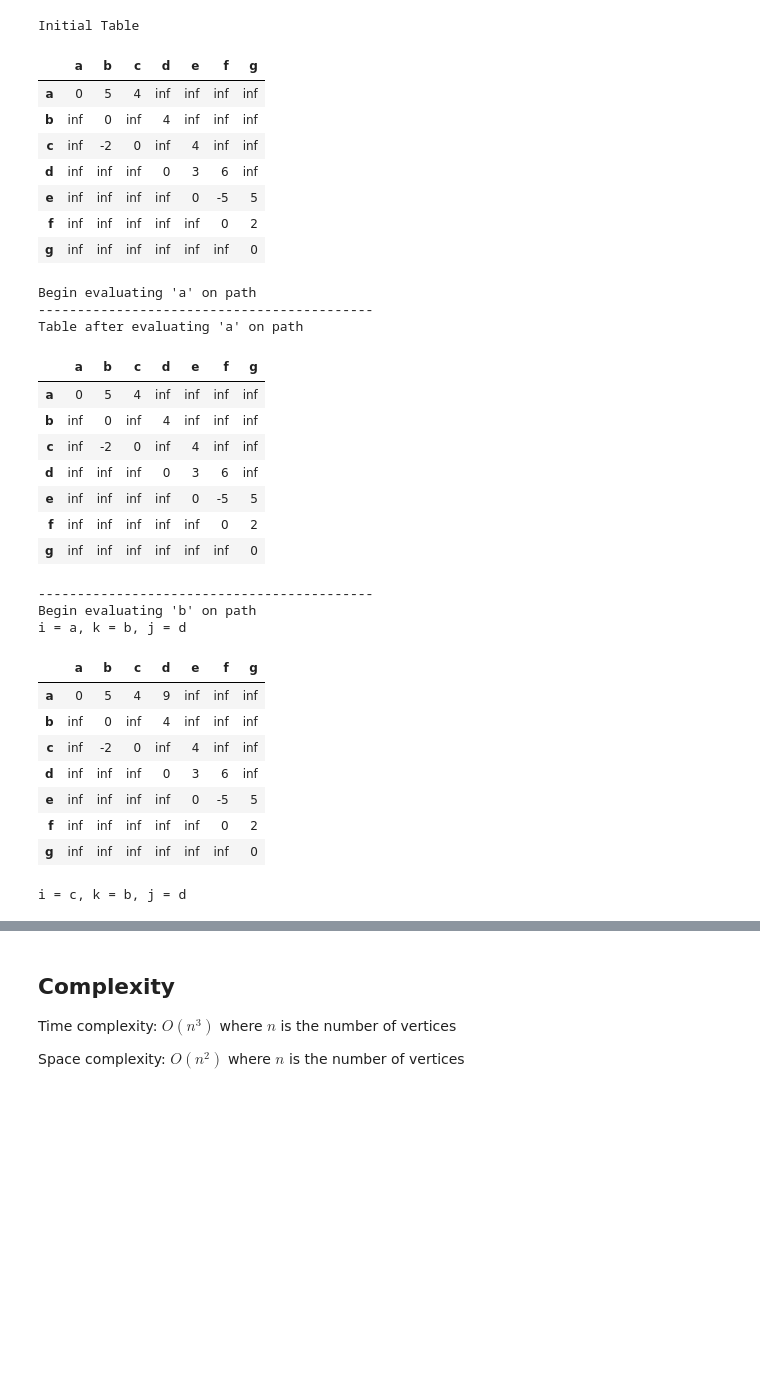
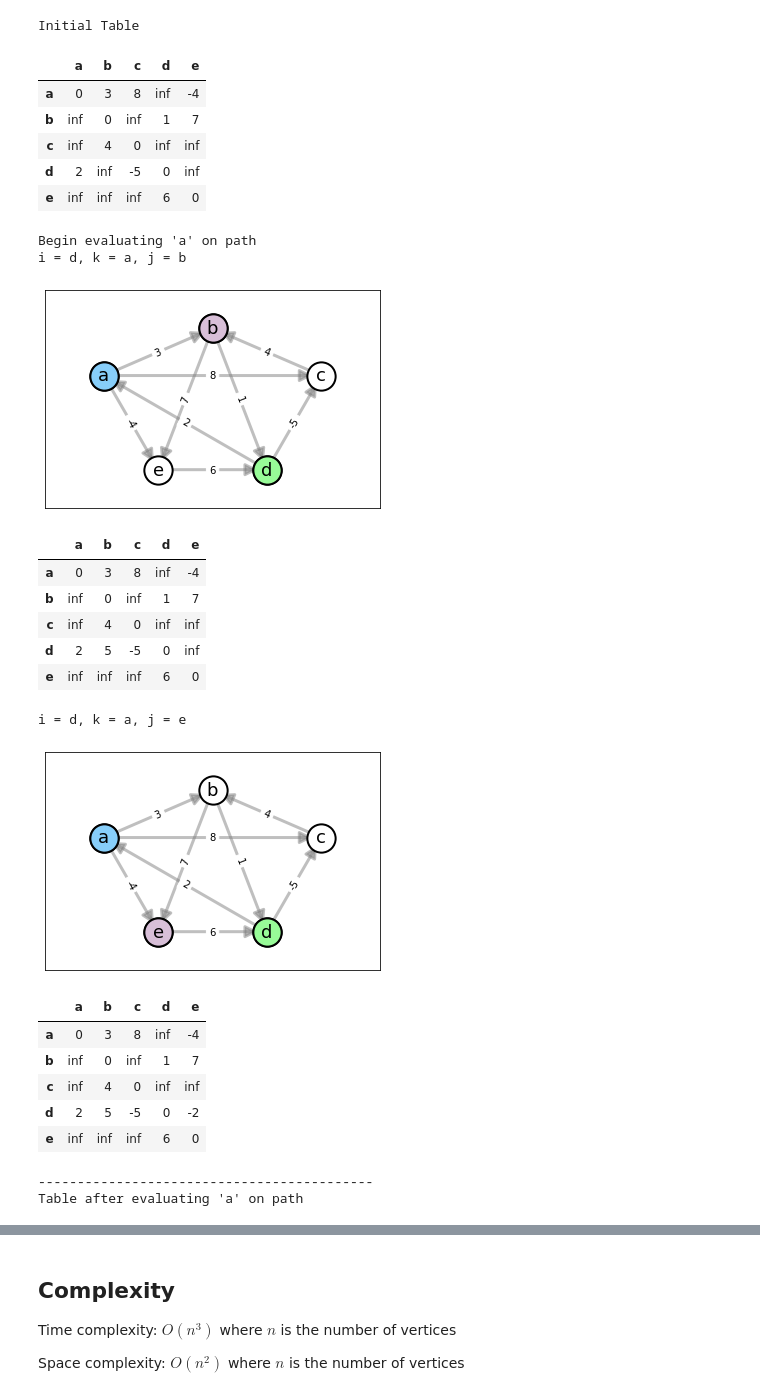
Before and after one commit to ezgimore/algo_notes, a Jupyter notebook: floyd_warshall.ipynb, the cells around one changed output, grey strips where cells are left out. Drawn from its saved outputs; the diff is of its cells as text; code cells hidden in the pictures; blank space fills up the shorter version.

```diff
--- a/floyd_warshall.ipynb
+++ b/floyd_warshall.ipynb
@@ -30,11 +34,15 @@ def style_specific_cell(df, row, col, c):
     return df_styler
 
 
-def print_paths(G, pos, options, path1):
+def print_paths(G, pos, options, color_nodes):
     alpha = "-abcdefghijklmnopqrstuvwxyz"
     nx.draw_networkx_labels(G, pos, {x: alpha[x] for x in G.nodes}, font_size=18, font_color="black")
     nx.draw_networkx_nodes(G, pos, nodelist=G.nodes, node_color="white", **options)
-    nx.draw_networkx_edges(G, pos, edgelist=path1, width=3, alpha=0.6, edge_color="red", arrowsize=25)
+    if color_nodes:
+        nx.draw_networkx_nodes(G, pos, nodelist=[color_nodes[0]], node_color="palegreen", **options)
+        nx.draw_networkx_nodes(G, pos, nodelist=[color_nodes[1]], node_color="lightskyblue", **options)
+        nx.draw_networkx_nodes(G, pos, nodelist=[color_nodes[2]], node_color="thistle", **options)
+    #nx.draw_networkx_edges(G, pos, edgelist=path1, width=3, alpha=0.6, edge_color="red", arrowsize=25)
     nx.draw_networkx_edges(G, pos, edgelist=G.edges, width=3, alpha=0.5, edge_color="grey", arrowsize=25)
     labels = nx.get_edge_attributes(G,'weight')
     nx.draw_networkx_edge_labels(G,pos,edge_labels=labels)
@@ -44,15 +52,14 @@ def print_paths(G, pos, options, path1):
 # %%
 ######################### DEFINE POINTS  #########################
 # points have to be defined by (x, y) coordinates because of the way Networkx library displays graphs
-points = [(0, 2), (2, 4), (2, 0), (4, 4), (4, 0), (6, 4), (6, 0)] # nodes are labeled with alphabet based on order here
+points = [(1, 3), (3, 4), (5, 3), (4, 1), (2, 1)] # nodes are labeled with alphabet based on order here
 
 # key = alphabet char of point, values = list of tuples (connected node char, weight)
-adj_list = {'a': [('b', 5), ('c', 4)],
-            'b': [('d', 4)],
-            'c': [('b', -2), ('e', 4)],
-            'd': [('e', 3), ('f', 6)],
-            'e': [('f', -5), ('g', 5)],
-            'f': [('g', 2)] }
+adj_list = {'a': [('b', 3), ('c', 8), ('e', -4)],
+            'b': [('d', 1), ('e', 7)],
+            'c': [('b', 4)],
+            'd': [('a', 2), ('c', -5)],
+            'e': [('d', 6)] }
 ##########################################################################
 
 alpha = "-abcdefghijklmnopqrstuvwxyz"
@@ -79,61 +86,57 @@ backtrace = pd.DataFrame(index=[alpha[i] for i in range(1, len(points)+1)],colum
 np.fill_diagonal(df.values, 0)
 
 for source, edges in adj_list.items():
     for dest, weight in edges:
         df.loc[source, dest] = weight
         backtrace.loc[source, dest] = source
 print('Initial Table')
 display(df.style.format(precision = 0))
 
 for k in range(len(G.nodes)):
     print(f'Begin evaluating \'{alpha[k+1]}\' on path')
     for i in range(len(G.nodes)):
         for j in range(len(G.nodes)):
             #df.iloc[i, j] = min(df.iloc[i, j], df.iloc[i, k] + df.iloc[k, j])
 
             if df.iloc[i, j] > df.iloc[i, k] + df.iloc[k, j]:
                 print(f"i = {alpha[i+1]}, k = {alpha[k+1]}, j = {alpha[j+1]}")
+                #print_paths(G, pos, options, [(i+1, k+1), (k+1, j+1)])
+                print_paths(G, pos, options, [i+1, k+1, j+1])
                 df.iloc[i, j] = df.iloc[i, k] + df.iloc[k, j]
                 backtrace.iloc[i, j] = backtrace.iloc[k, j]
                 display(df.style.apply(style_specific_cell, row = i, col = j, c='gold', axis = None).format(precision = 0))
             #else:
             #    display(df.style.format(precision = 0))
     print(f'-------------------------------------------')
     print(f'Table after evaluating \'{alpha[k+1]}\' on path')
     display(df.style.format(precision = 0))
     print(f'-------------------------------------------')
 print('Final Table')
 display(df.style.format(precision = 0))
 # %% [output]
 Initial Table
-|  | a | b | c | d | e | f | g |
-| a | 0 | 5 | 4 | inf | inf | inf | inf |
-| b | inf | 0 | inf | 4 | inf | inf | inf |
-| c | inf | -2 | 0 | inf | 4 | inf | inf |
-| d | inf | inf | inf | 0 | 3 | 6 | inf |
-| e | inf | inf | inf | inf | 0 | -5 | 5 |
-| f | inf | inf | inf | inf | inf | 0 | 2 |
-| g | inf | inf | inf | inf | inf | inf | 0 |
+|  | a | b | c | d | e |
+| a | 0 | 3 | 8 | inf | -4 |
+| b | inf | 0 | inf | 1 | 7 |
+| c | inf | 4 | 0 | inf | inf |
+| d | 2 | inf | -5 | 0 | inf |
+| e | inf | inf | inf | 6 | 0 |
 Begin evaluating 'a' on path
--------------------------------------------
-Table after evaluating 'a' on path
+i = d, k = a, j = b
+[figure, added]
-|  | a | b | c | d | e | f | g |
-| a | 0 | 5 | 4 | inf | inf | inf | inf |
-| b | inf | 0 | inf | 4 | inf | inf | inf |
-| c | inf | -2 | 0 | inf | 4 | inf | inf |
-| d | inf | inf | inf | 0 | 3 | 6 | inf |
-| e | inf | inf | inf | inf | 0 | -5 | 5 |
-| f | inf | inf | inf | inf | inf | 0 | 2 |
-| g | inf | inf | inf | inf | inf | inf | 0 |
+|  | a | b | c | d | e |
+| a | 0 | 3 | 8 | inf | -4 |
+| b | inf | 0 | inf | 1 | 7 |
+| c | inf | 4 | 0 | inf | inf |
+| d | 2 | 5 | -5 | 0 | inf |
+| e | inf | inf | inf | 6 | 0 |
--------------------------------------------
-Begin evaluating 'b' on path
-i = a, k = b, j = d
+i = d, k = a, j = e
+[figure, added]
-|  | a | b | c | d | e | f | g |
-| a | 0 | 5 | 4 | 9 | inf | inf | inf |
-| b | inf | 0 | inf | 4 | inf | inf | inf |
-| c | inf | -2 | 0 | inf | 4 | inf | inf |
-| d | inf | inf | inf | 0 | 3 | 6 | inf |
-| e | inf | inf | inf | inf | 0 | -5 | 5 |
-| f | inf | inf | inf | inf | inf | 0 | 2 |
-| g | inf | inf | inf | inf | inf | inf | 0 |
+|  | a | b | c | d | e |
+| a | 0 | 3 | 8 | inf | -4 |
+| b | inf | 0 | inf | 1 | 7 |
+| c | inf | 4 | 0 | inf | inf |
+| d | 2 | 5 | -5 | 0 | -2 |
+| e | inf | inf | inf | 6 | 0 |
-i = c, k = b, j = d
+-------------------------------------------
+Table after evaluating 'a' on path
```
Also changed, not shown: parts of 6 cells of this notebook, 3 other files.
